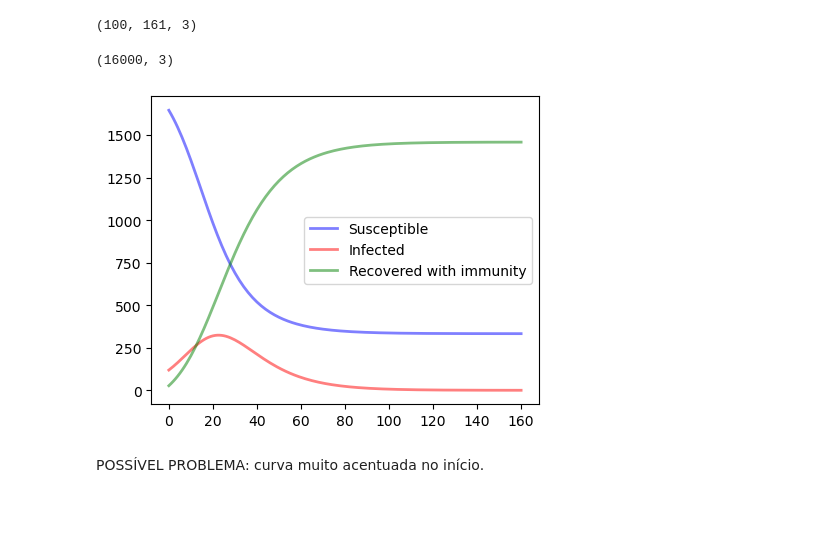
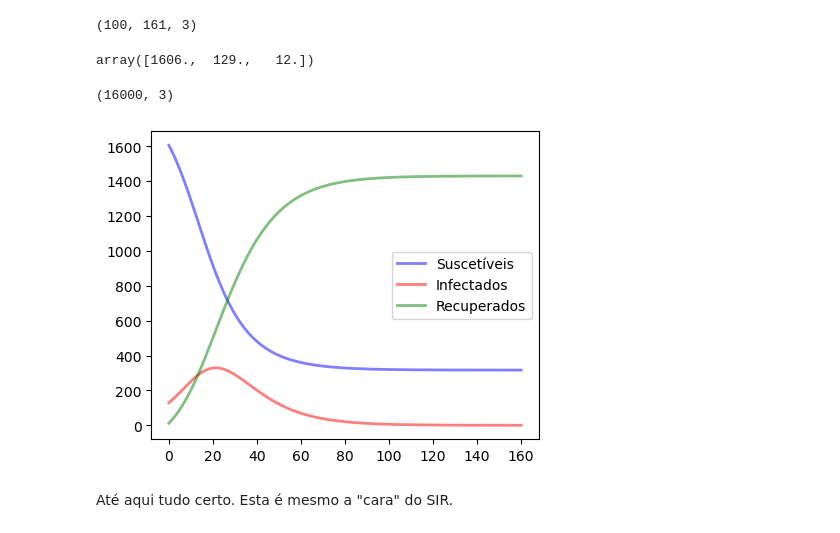
Before and after one commit to Salies/data-driven-des, a Jupyter notebook: sir.ipynb, the cells around one changed output. Cells and saved outputs as stored; diff of their text form; code cells hidden in the pictures.

```diff
--- a/sir.ipynb
+++ b/sir.ipynb
@@ -17,8 +19,8 @@ $$\ \dot{R} = - \gamma I S$$
 # 0 para 160
 t = np.linspace(0, 160, 161)
 
-beta = 0.2  # Infection rate
-gamma = 0.1  # Recovery rate
+beta = 0.2  # Taxa de infecção
+gamma = 0.1  # Taxa de recuperação
 
 nn_input = np.zeros((100 * (len(t) - 1), 3))
 nn_output = np.zeros_like(nn_input)
@@ -27,10 +29,10 @@ nn_output = np.zeros_like(nn_input)
 def sir_deriv(s_i_r, t0, beta=beta, gamma=gamma):
     S, I, R = s_i_r
     N = S + I + R
-    dSdt = -beta * S * I / N
-    dIdt = beta * S * I / N - gamma * I
-    dRdt = gamma * I
-    return [dSdt, dIdt, dRdt]
+    dS = (-beta * S * I) / N
+    dI = ((beta * S * I) / N) - gamma * I
+    dR = gamma * I
+    return [dS, dI, dR]
 
 # random int values between 1000 and 2000
 s = np.random.randint(1000, 2000, size=100)
@@ -39,5 +41,5 @@ i = np.random.randint(100, 200, size=100)
 # random int values between 0 and 100
 r = np.random.randint(0, 50, size=100)
 x0 = np.array([s, i, r]).T
-x0
+print(x0.shape)
 # %% [output]
@@ -61,8 +47,10 @@ array([[1647,  119,   27],
 # %%
 x_t = np.asarray([integrate.odeint(sir_deriv, x0_j, t) for x0_j in x0])
-x_t.shape
+print(x_t.shape)
+x_t[0][0]
 # %% [output]
 (100, 161, 3)
+array([1606.,  129.,   12.])
 # %%
 for j in range(100):
     nn_input[j * (len(t) - 1):(j + 1) * (len(t) - 1), :] = x_t[j, :-1, :]
@@ -71,17 +59,16 @@ nn_input.shape
 # %% [output]
 (16000, 3)
 # %%
-# plot of trajectory 0
 fig = plt.figure(figsize=(5, 4))
 ax = fig.add_subplot(111, axisbelow=True)
-ax.plot(t, x_t[0, :, 0], 'b', alpha=0.5, lw=2, label='Susceptible')
-ax.plot(t, x_t[0, :, 1], 'r', alpha=0.5, lw=2, label='Infected')
-ax.plot(t, x_t[0, :, 2], 'g', alpha=0.5, lw=2, label='Recovered with immunity')
+ax.plot(t, x_t[0, :, 0], 'b', alpha=0.5, lw=2, label='Suscetíveis')
+ax.plot(t, x_t[0, :, 1], 'r', alpha=0.5, lw=2, label='Infectados')
+ax.plot(t, x_t[0, :, 2], 'g', alpha=0.5, lw=2, label='Recuperados')
 plt.legend()
 plt.show()
 # %% [output]
-[figure, old version]
+[figure, new version]
-# %% [markdown]
-POSSÍVEL PROBLEMA: curva muito acentuada no início.
+# %% [markdown]
+Até aqui tudo certo. Esta é mesmo a "cara" do SIR.
 # %%
 # Normalization
```
Also changed, not shown: parts of 14 cells of this notebook.
